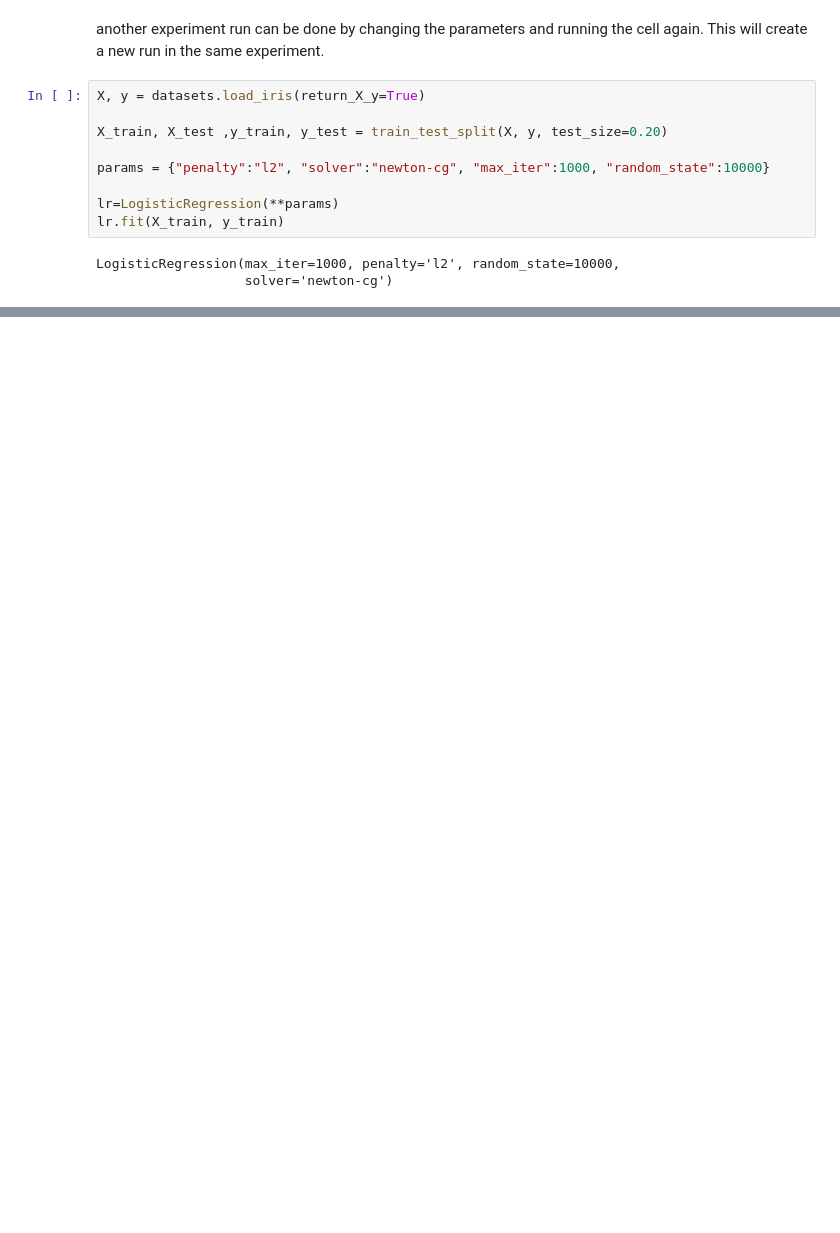
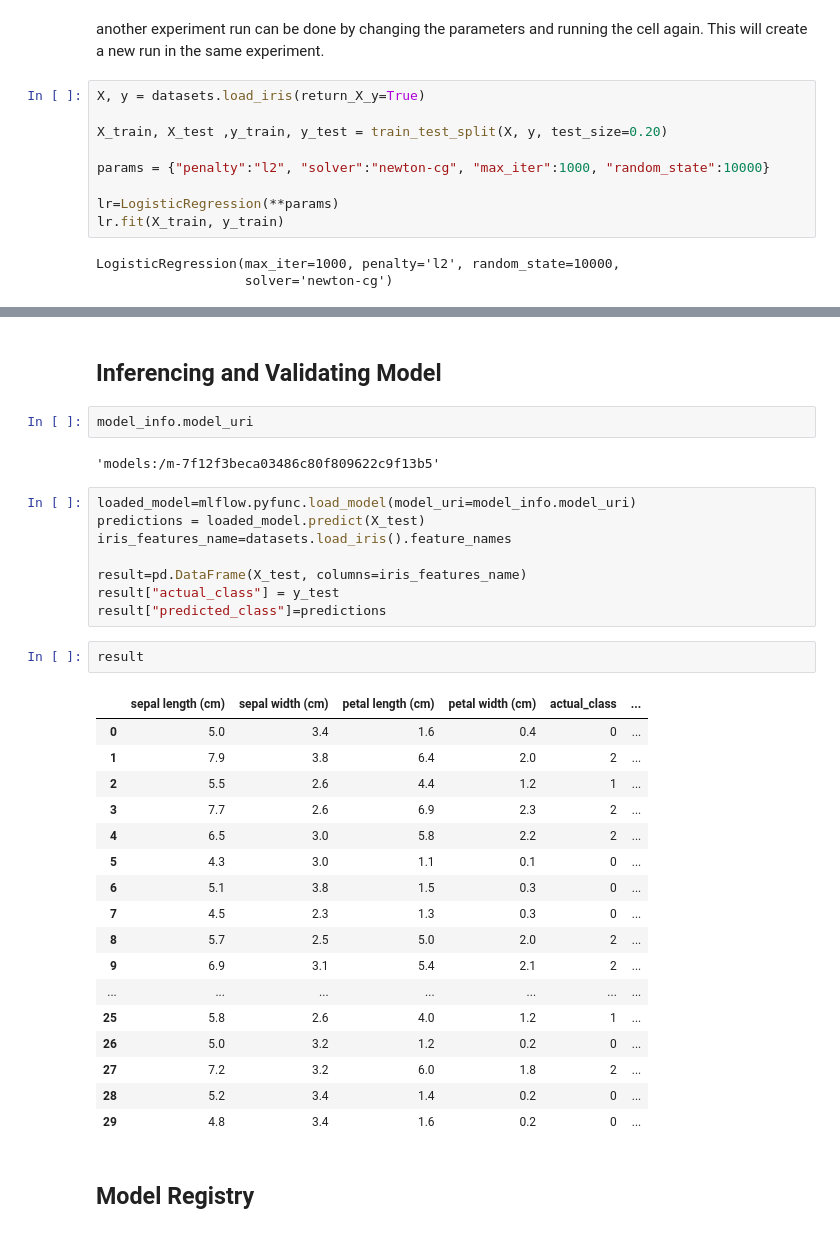
Before and after one commit to farzamasadian/mlops-practice, a Jupyter notebook: mlfow/1-MLProject/start.ipynb, the cells around one changed output, grey strips where cells are left out. Drawn from its saved outputs; the diff is of its cells as text; blank space fills up the shorter version.

```diff
--- a/mlfow/1-MLProject/start.ipynb
+++ b/mlfow/1-MLProject/start.ipynb
@@ -113 +114,37 @@ with mlflow.start_run():
 🧪 View experiment at: http://127.0.0.1:5000/#/experiments/3
+# %% [markdown]
+## Inferencing and Validating Model
+# %%
+model_info.model_uri
+# %% [output]
+'models:/m-7f12f3beca03486c80f809622c9f13b5'
+# %%
+loaded_model=mlflow.pyfunc.load_model(model_uri=model_info.model_uri)
+predictions = loaded_model.predict(X_test)
+iris_features_name=datasets.load_iris().feature_names
+
+result=pd.DataFrame(X_test, columns=iris_features_name)
+result["actual_class"] = y_test
+result["predicted_class"]=predictions
+# %%
+result
+# %% [output]
+|  | sepal length (cm) | sepal width (cm) | petal length (cm) | petal width (cm) | actual_class | ... |
+| 0 | 5.0 | 3.4 | 1.6 | 0.4 | 0 | ... |
+| 1 | 7.9 | 3.8 | 6.4 | 2.0 | 2 | ... |
+| 2 | 5.5 | 2.6 | 4.4 | 1.2 | 1 | ... |
+| 3 | 7.7 | 2.6 | 6.9 | 2.3 | 2 | ... |
+| 4 | 6.5 | 3.0 | 5.8 | 2.2 | 2 | ... |
+| 5 | 4.3 | 3.0 | 1.1 | 0.1 | 0 | ... |
+| 6 | 5.1 | 3.8 | 1.5 | 0.3 | 0 | ... |
+| 7 | 4.5 | 2.3 | 1.3 | 0.3 | 0 | ... |
+| 8 | 5.7 | 2.5 | 5.0 | 2.0 | 2 | ... |
+| 9 | 6.9 | 3.1 | 5.4 | 2.1 | 2 | ... |
+| ... | ... | ... | ... | ... | ... | ... |
+| 25 | 5.8 | 2.6 | 4.0 | 1.2 | 1 | ... |
+| 26 | 5.0 | 3.2 | 1.2 | 0.2 | 0 | ... |
+| 27 | 7.2 | 3.2 | 6.0 | 1.8 | 2 | ... |
+| 28 | 5.2 | 3.4 | 1.4 | 0.2 | 0 | ... |
+| 29 | 4.8 | 3.4 | 1.6 | 0.2 | 0 | ... |
+# %% [markdown]
+## Model Registry
```
Also changed, not shown: parts of 9 cells of this notebook, 15 other files.
